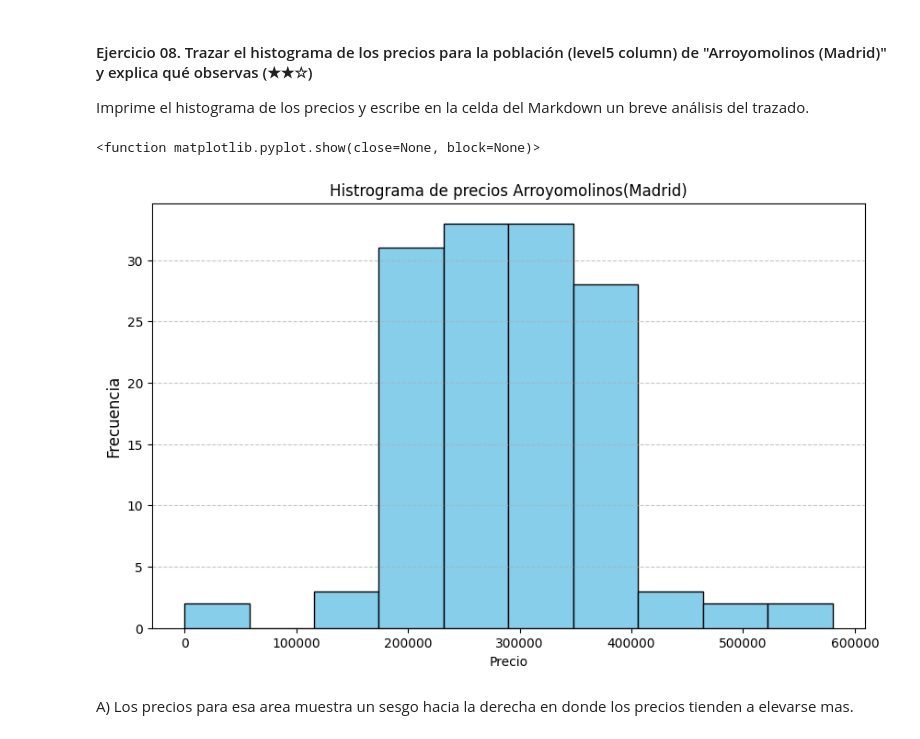
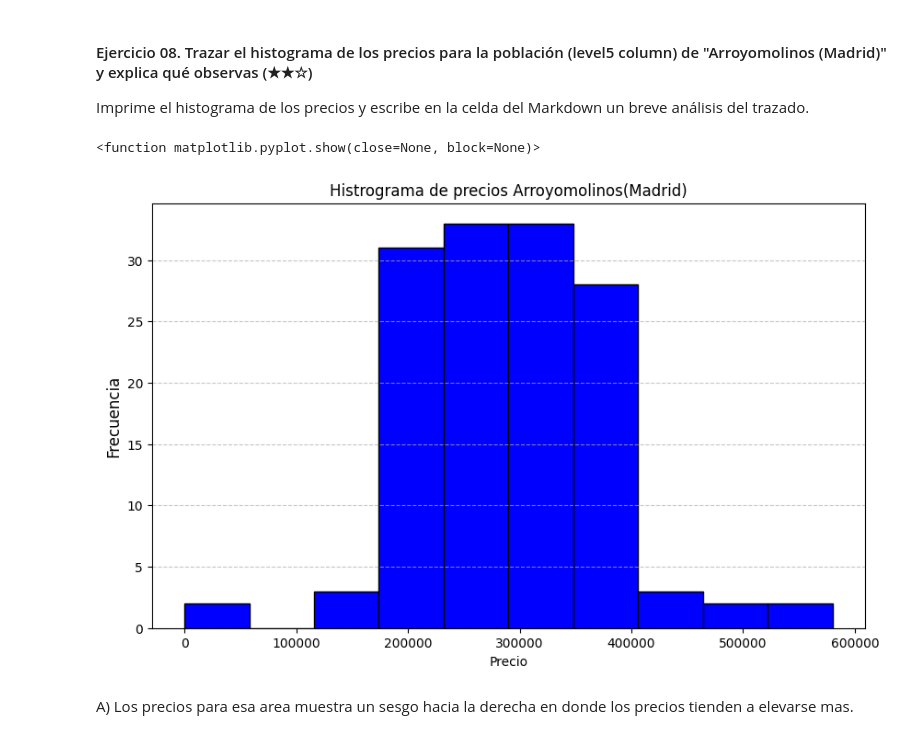
Before and after one commit to ReneRamirez-Test/realestate-datacleanup-exercise, a Jupyter notebook: project.es.ipynb, the cells around one changed output. Cells and saved outputs as stored; diff of their text form; code cells hidden in the pictures.

```diff
--- a/project.es.ipynb
+++ b/project.es.ipynb
@@ -263,24 +263,24 @@ Imprime el histograma de los precios y escribe en la celda del Markdown un breve
 # %%
 import pandas as pd
 import matplotlib.pyplot as plt
 
 ds = pd.read_csv('assets/real_estate.csv', sep=';')
 
 # Convertir el campo 'price' procesando el formato europeo
 ds['price'] = ds['price'].astype(str).str.replace('.', '', regex=False).str.replace(',', '.', regex=False).astype(float)
 
 filtro_arroyomolinos= ds['level5']=="Arroyomolinos (Madrid)"
 ds_arroyomolinos=ds[filtro_arroyomolinos]
 plt.figure(figsize=(10,6))
-plt.hist(ds_arroyomolinos['price'],bins=10,color='skyblue',edgecolor='black')
+plt.hist(ds_arroyomolinos['price'],bins=10,color='blue',edgecolor='black')
 plt.title(f'Histrograma de precios Arroyomolinos(Madrid)')
 plt.xlabel("Precio")
 plt.ylabel("Frecuencia", fontsize= 12)
 plt.grid(axis='y', linestyle= '--', alpha=0.7)
 plt.show
 # %% [output]
 <function matplotlib.pyplot.show(close=None, block=None)>
-[figure, old version]
+[figure, new version]
 # %% [markdown]
 A) Los precios para esa area muestra un sesgo hacia la derecha en donde los precios tienden a elevarse mas.
 # %% [markdown]
```
Also changed, not shown: parts of 6 cells of this notebook.
